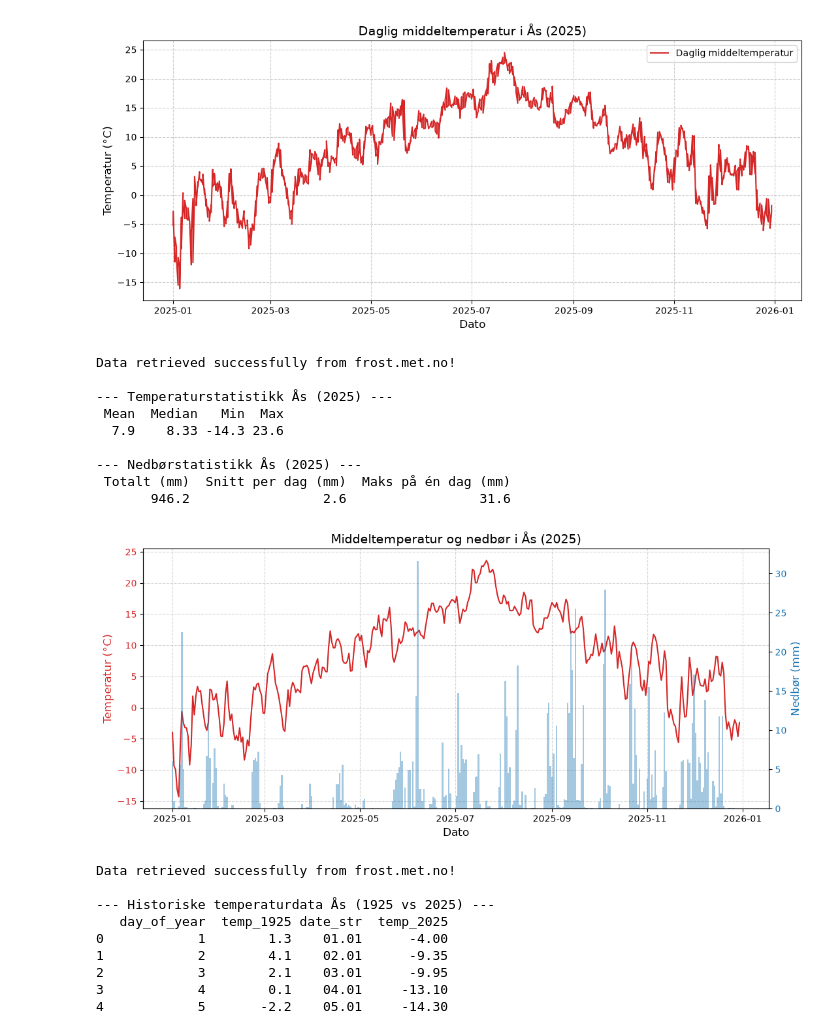
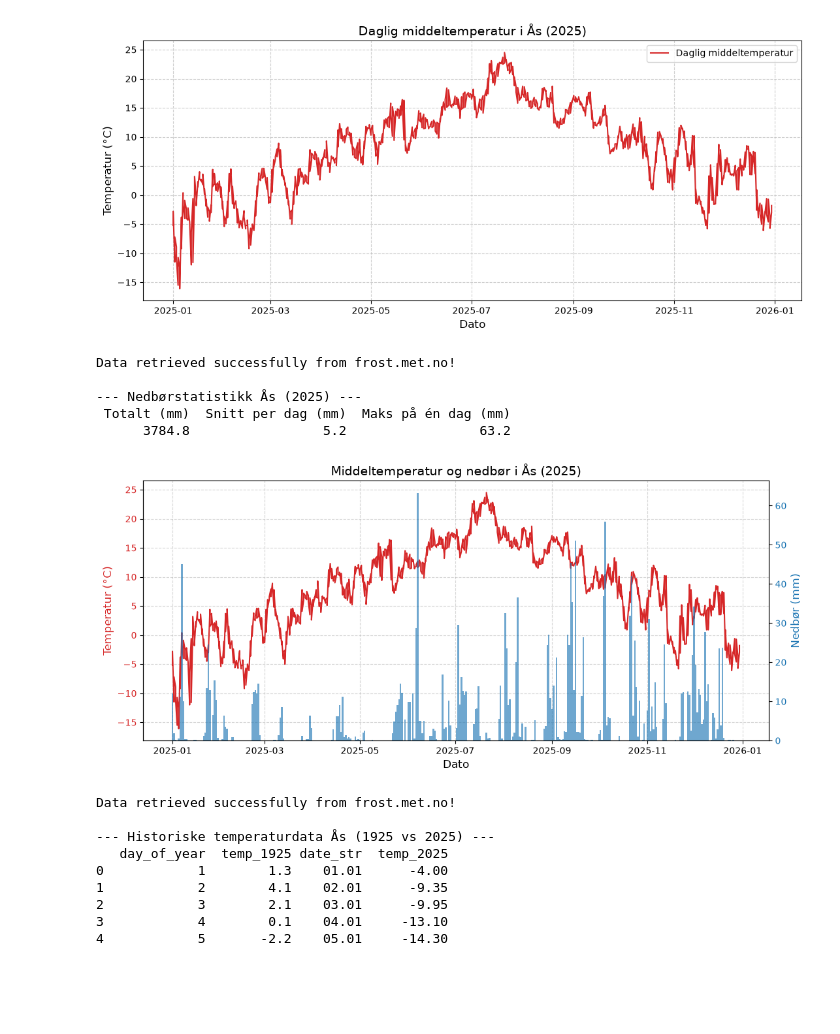
Before and after one commit to mariefjed/INF201_group_project, a Jupyter notebook: Task_01.ipynb, the cells around one changed output. Cells and saved outputs as stored; diff of their text form; code cells hidden in the pictures; blank space fills up the shorter version.

Commit message:
Fjern feildata

```diff
--- a/Task_01.ipynb
+++ b/Task_01.ipynb
@@ -40,15 +40,15 @@ if r.status_code == 200:
             )
 
     # Opprett DataFrame fra listen
-    df_2025 = pd.DataFrame(rows)
+    df_temp = pd.DataFrame(rows)
 
     # Lag oppsummeringstabell
     summary_table = pd.DataFrame(
         {
-            "Mean": [df_2025["temperature"].mean()],
-            "Median": [df_2025["temperature"].median()],
-            "Min": [df_2025["temperature"].min()],
-            "Max": [df_2025["temperature"].max()],
+            "Mean": [df_temp["temperature"].mean()],
+            "Median": [df_temp["temperature"].median()],
+            "Min": [df_temp["temperature"].min()],
+            "Max": [df_temp["temperature"].max()],
         }
     )
 
@@ -58,8 +58,8 @@ if r.status_code == 200:
     # Lag plott for daglig middeltemperatur
     plt.figure(figsize=(11, 5))
     plt.plot(
-        df_2025["referenceTime"],
-        df_2025["temperature"],
+        df_temp["referenceTime"],
+        df_temp["temperature"],
         color="tab:red",
         linewidth=1.5,
         label="Daglig middeltemperatur",
@@ -86,12 +86,6 @@ Data retrieved from frost.met.no!
 [figure]
 # %%
 # Task 02 Precipitation
-
-temp_params = {
-    "sources": "SN17850",
-    "elements": "mean(air_temperature P1D)",
-    "referencetime": "2025-01-01/2025-12-31",
-}
 
 precip_params = {
     "sources": "SN17850",
@@ -100,36 +94,12 @@ precip_params = {
 }
 
 # Send API-kall
-r_temp = requests.get(endpoint, params=temp_params, auth=(client_id, ""))
 r_precip = requests.get(endpoint, params=precip_params, auth=(client_id, ""))
 
-if r_temp.status_code == 200 and r_precip.status_code == 200:
+if r_precip.status_code == 200:
     print("Data retrieved successfully from frost.met.no!")
 
-    # --- 3. Behandle temperaturdata ---
-    temp_rows = []
-    for item in r_temp.json()["data"]:
-        ref_time = item["referenceTime"]
-        for obs in item["observations"]:
-            temp_rows.append(
-                {
-                    "referenceTime": pd.to_datetime(ref_time).tz_localize(
-                        None
-                    ),  # Fjern tidssone for enkel matching
-                    "temperature": obs["value"],
-                }
-            )
-
-    df_temp = pd.DataFrame(temp_rows)
-    # Fjern eventuelle duplikater per dag ved å ta gjennomsnittet per dato
-    df_temp = (
-        df_temp.groupby("referenceTime", as_index=False)["temperature"]
-        .mean()
-        .reset_index(drop=True)
-    )
-
-
-# --- 4. Behandle nedbørdata ---
+    # --- 4. Behandle nedbørdata ---
     precip_rows = []
     for item in r_precip.json()["data"]:
         ref_time = item["referenceTime"]
@@ -142,24 +112,20 @@ if r_temp.status_code == 200 and r_precip.status_code == 200:
             )
 
     df_precip = pd.DataFrame(precip_rows)
-    # Ta gjennomsnittet/første verdi per dato i stedet for å summere de doble API-målingene
     df_precip = (
         df_precip.groupby("referenceTime", as_index=False)["precipitation"]
         .mean()
         .reset_index(drop=True)
     )
+
+    df_temp["referenceTime"] = pd.to_datetime(df_temp["referenceTime"]).dt.tz_localize(
+    None
+)
+
     # --- 5. Slå sammen tabellene trygt på dato (referenceTime) ---
     df_2025 = pd.merge(df_temp, df_precip, on="referenceTime", how="inner")
 
-    # --- 6. Oppsummeringstabeller ---
-    temp_summary = pd.DataFrame(
-        {
-            "Mean": [df_2025["temperature"].mean()],
-            "Median": [df_2025["temperature"].median()],
-            "Min": [df_2025["temperature"].min()],
-            "Max": [df_2025["temperature"].max()],
-        }
-    )
+
 
     precip_summary = pd.DataFrame(
         {
@@ -169,8 +135,7 @@ if r_temp.status_code == 200 and r_precip.status_code == 200:
         }
     )
 
-    print("\n--- Temperaturstatistikk Ås (2025) ---")
-    print(temp_summary.round(2).to_string(index=False))
+
 
     print("\n--- Nedbørstatistikk Ås (2025) ---")
     print(precip_summary.round(2).to_string(index=False))
@@ -192,39 +157,35 @@ if r_temp.status_code == 200 and r_precip.status_code == 200:
     ax1.tick_params(axis="y", labelcolor=color)
     ax1.grid(True, linestyle="--", alpha=0.5)
 
     # Nedbør (blå søyler)
     ax2 = ax1.twinx()
     color = "tab:blue"
     ax2.set_ylabel("Nedbør (mm)", color=color, fontsize=12)
     ax2.bar(
         df_2025["referenceTime"],
         df_2025["precipitation"],
         color=color,
         alpha=0.4,
         width=1.0,
         label="Daglig nedbør",
     )
     ax2.tick_params(axis="y", labelcolor=color)
 
     plt.title("Middeltemperatur og nedbør i Ås (2025)", fontsize=14)
     fig.tight_layout()
     plt.show()
 
 else:
     print(
         f"Feil ved henting av data. Statuskoder: Temp={r_temp.status_code}, Precip={r_precip.status_code}"
     )
 # %% [output]
 Data retrieved successfully from frost.met.no!
-
---- Temperaturstatistikk Ås (2025) ---
- Mean  Median   Min  Max
-  7.9    8.33 -14.3 23.6
 
 --- Nedbørstatistikk Ås (2025) ---
  Totalt (mm)  Snitt per dag (mm)  Maks på én dag (mm)
-       946.2                 2.6                 31.6
+      3784.8                 5.2                 63.2
-[figure, old version]
+[figure, new version]
 # %%
 # Task 03 Historical temperature data
 
```
